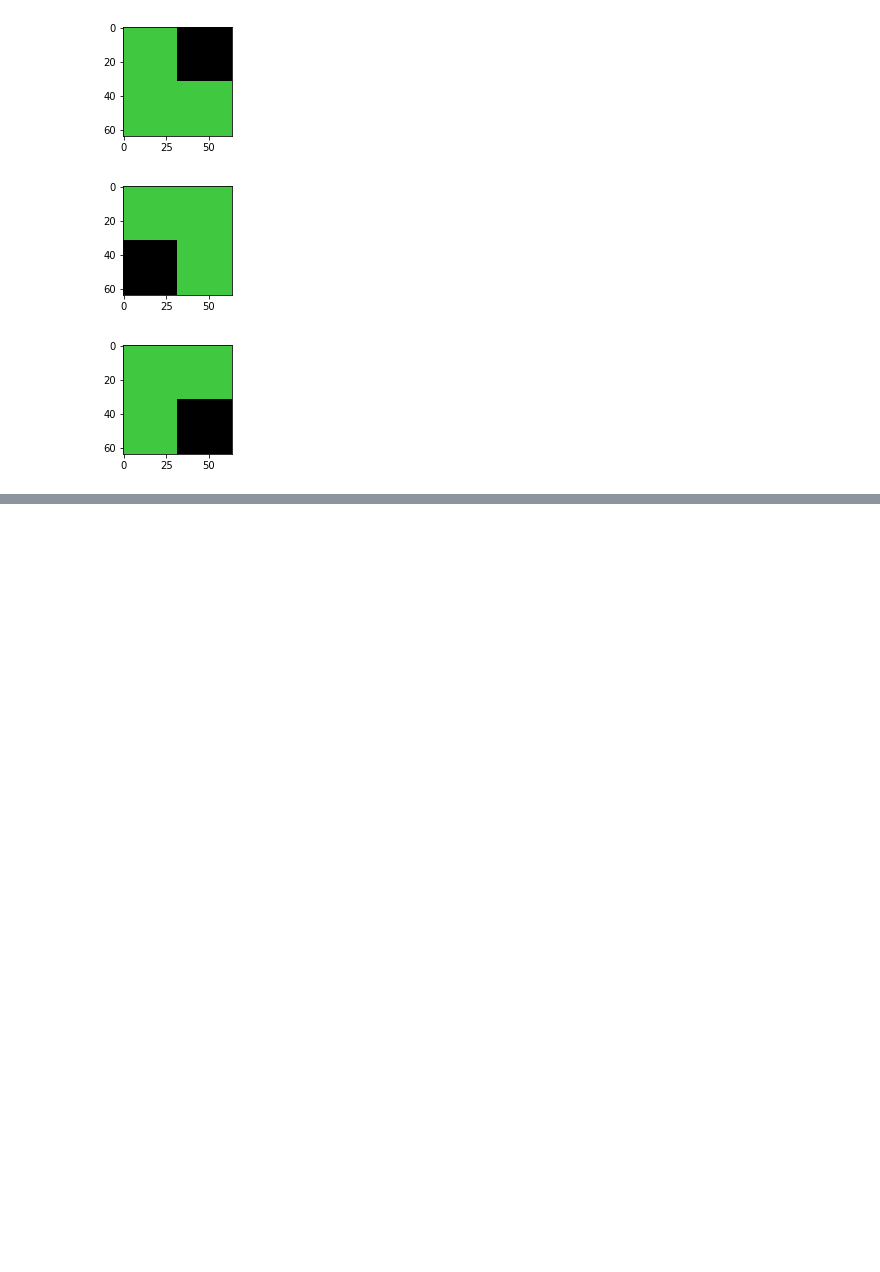
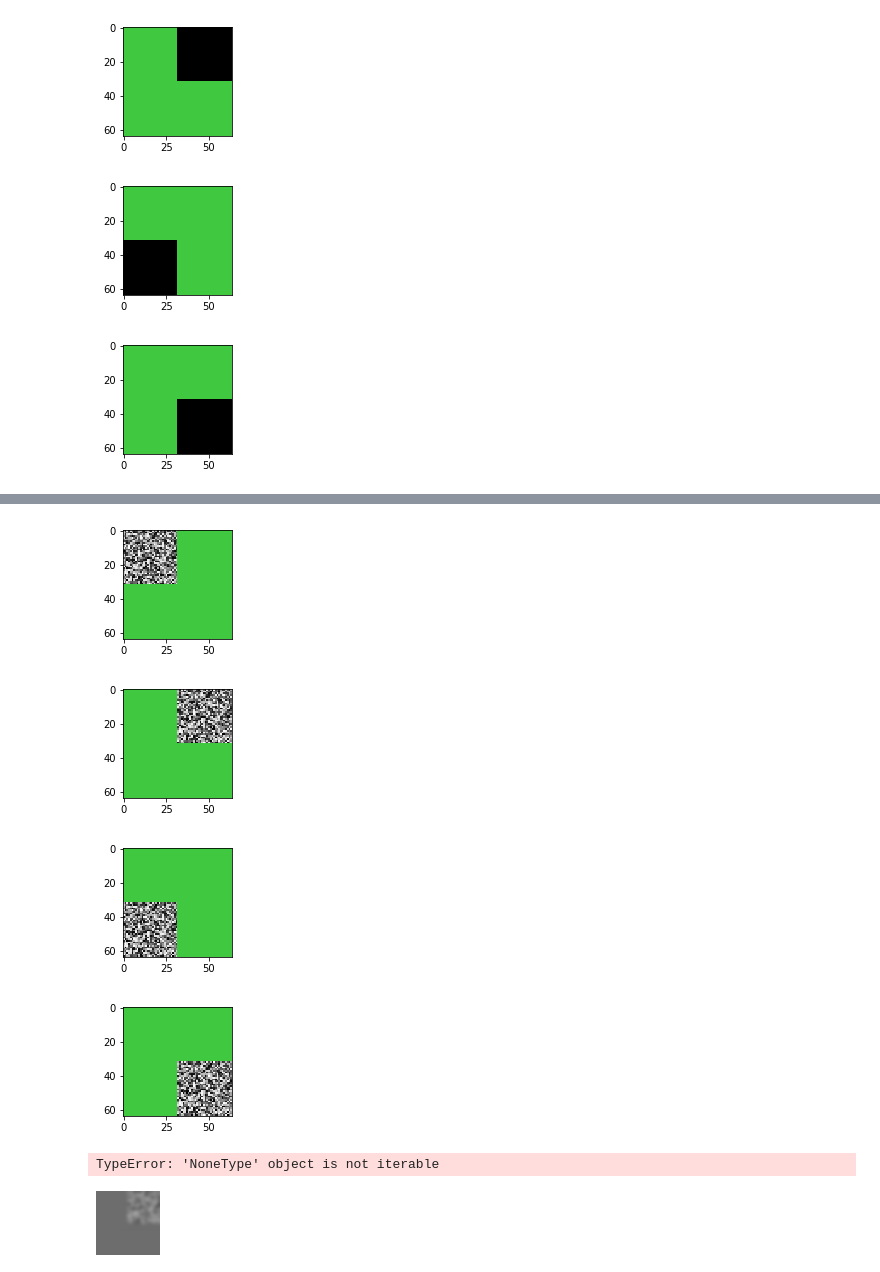
Before and after one commit to pdoyle5000/rad-cam, a Jupyter notebook: ValidatePerturber.ipynb, the cells around one changed output, grey strips where cells are left out. Drawn from its saved outputs; the diff is of its cells as text; code cells hidden in the pictures; blank space fills up the shorter version.

```diff
--- a/ValidatePerturber.ipynb
+++ b/ValidatePerturber.ipynb
@@ -58,0 +61,17 @@ for img in perturbed:
+# %%
+perturbed = perturber.perturb(perturbation_type=Perturbation.noise)
+for img in perturbed:
+    plt.figure(figsize=(2,2))
+    plt.imshow(Image.fromarray(img))
+# %% [output]
+[figure, added]
+[figure, added]
+[figure, added]
+[figure, added]
+# %%
+perturbed = perturber.perturb(perturbation_type=Perturbation.gaussian)
+for img in perturbed:
+    plt.figure(figsize=(2,2))
+    plt.imshow(Image.fromarray(img))
+# %% [output]
+TypeError: 'NoneType' object is not iterable
@@ -58,0 +81,4 @@ for img in perturbed:
+# %%
+Image.fromarray(img)
+# %% [output]
+[figure, added]
```
Also changed, not shown: parts of 4 cells of this notebook, 3 other files.
